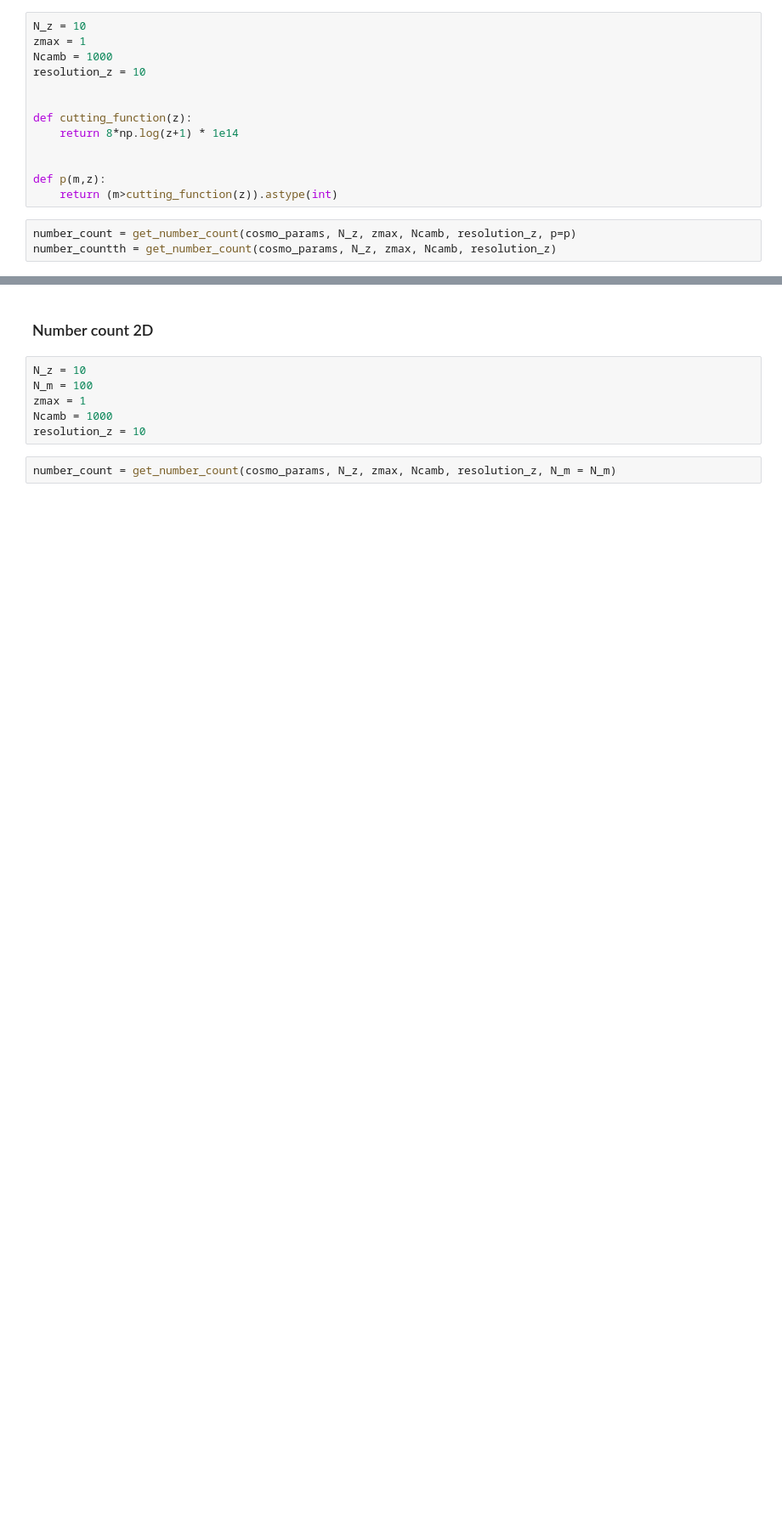
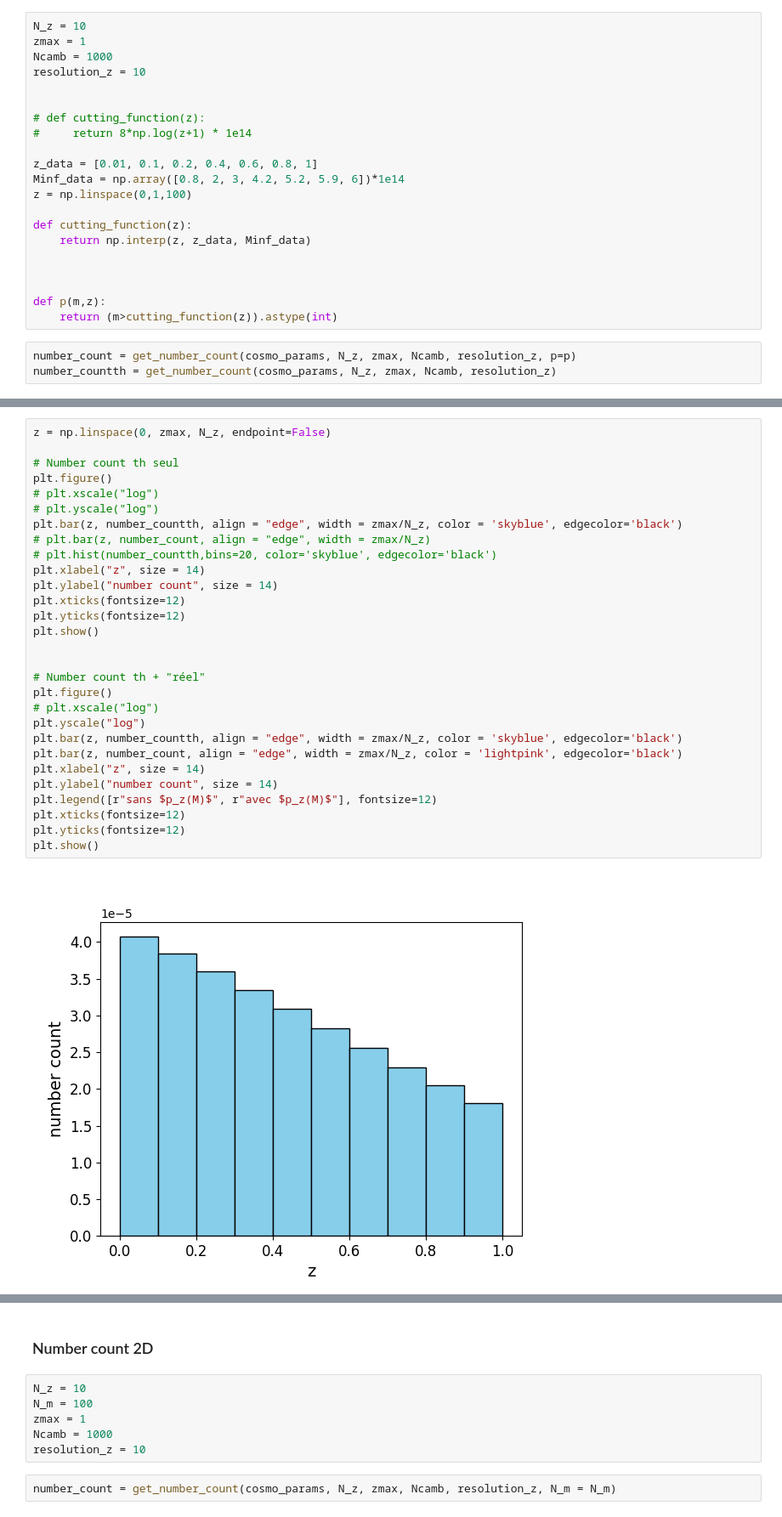
Before and after one commit to Thomas054/My_hmf, a Jupyter notebook: 2 Test_NumberCount.ipynb, the cells around one changed output, grey strips where cells are left out. Shown: that part at 85% size. Cells and saved outputs as stored; diff of their text form; blank space fills up the shorter version.

```diff
--- a/2 Test_NumberCount.ipynb
+++ b/2 Test_NumberCount.ipynb
@@ -40,8 +41,16 @@ Ncamb = 1000
 resolution_z = 10
 
 
+# def cutting_function(z):
+#     return 8*np.log(z+1) * 1e14
+
+z_data = [0.01, 0.1, 0.2, 0.4, 0.6, 0.8, 1]
+Minf_data = np.array([0.8, 2, 3, 4.2, 5.2, 5.9, 6])*1e14
+z = np.linspace(0,1,100)
+
 def cutting_function(z):
-    return 8*np.log(z+1) * 1e14
+    return np.interp(z, z_data, Minf_data)
+
 
 
 def p(m,z):
@@ -64,0 +61,31 @@ plt.show()
+# %%
+z = np.linspace(0, zmax, N_z, endpoint=False)
+
+# Number count th seul
+plt.figure()
+# plt.xscale("log")
+# plt.yscale("log")
+plt.bar(z, number_countth, align = "edge", width = zmax/N_z, color = 'skyblue', edgecolor='black')
+# plt.bar(z, number_count, align = "edge", width = zmax/N_z)
+# plt.hist(number_countth,bins=20, color='skyblue', edgecolor='black')
+plt.xlabel("z", size = 14)
+plt.ylabel("number count", size = 14)
+plt.xticks(fontsize=12)
+plt.yticks(fontsize=12)
+plt.show()
+
+
+# Number count th + "réel"
+plt.figure()
+# plt.xscale("log")
+plt.yscale("log")
+plt.bar(z, number_countth, align = "edge", width = zmax/N_z, color = 'skyblue', edgecolor='black')
+plt.bar(z, number_count, align = "edge", width = zmax/N_z, color = 'lightpink', edgecolor='black')
+plt.xlabel("z", size = 14)
+plt.ylabel("number count", size = 14)
+plt.legend([r"sans $p_z(M)$", r"avec $p_z(M)$"], fontsize=12)
+plt.xticks(fontsize=12)
+plt.yticks(fontsize=12)
+plt.show()
+# %% [output]
+[figure, added]
```
Also changed, not shown: parts of 6 cells of this notebook, 1 other file.
